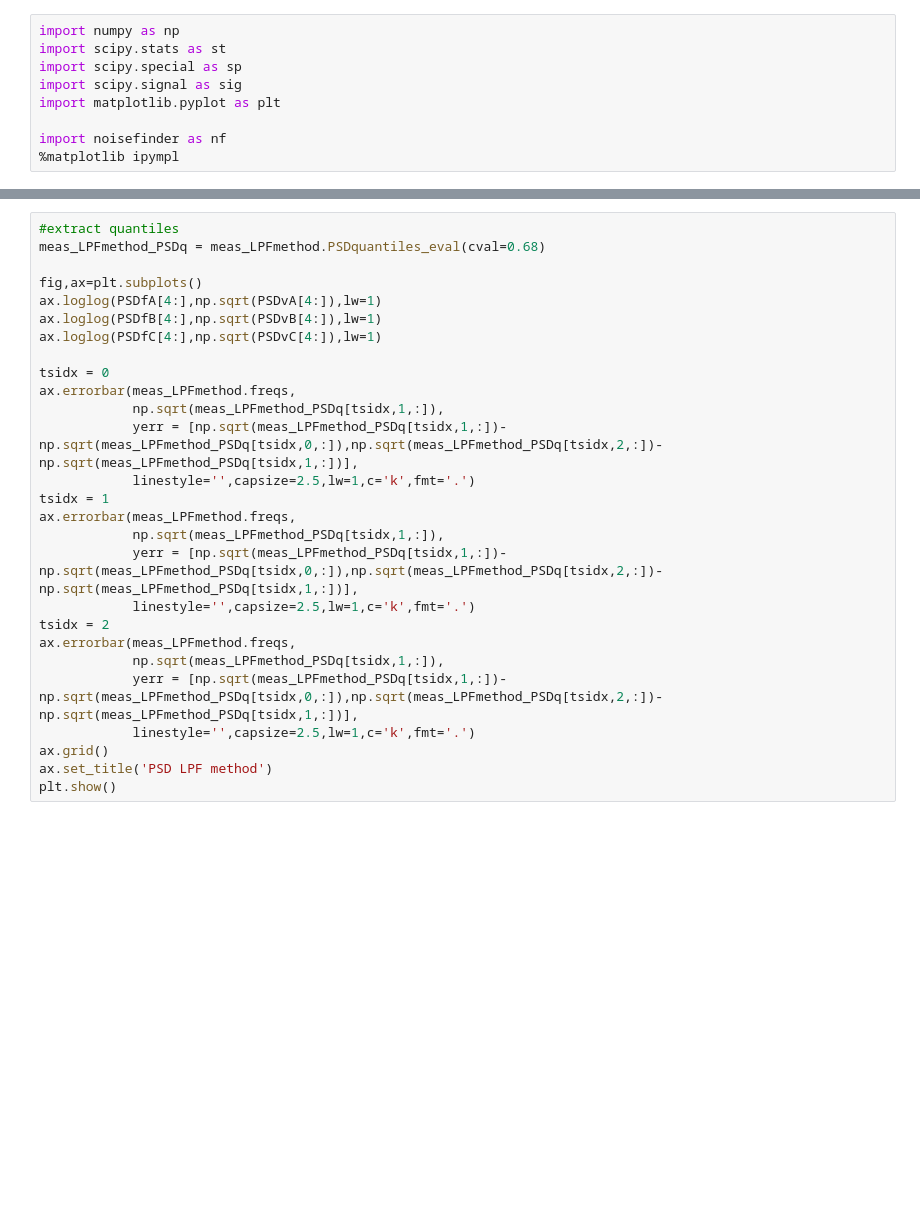
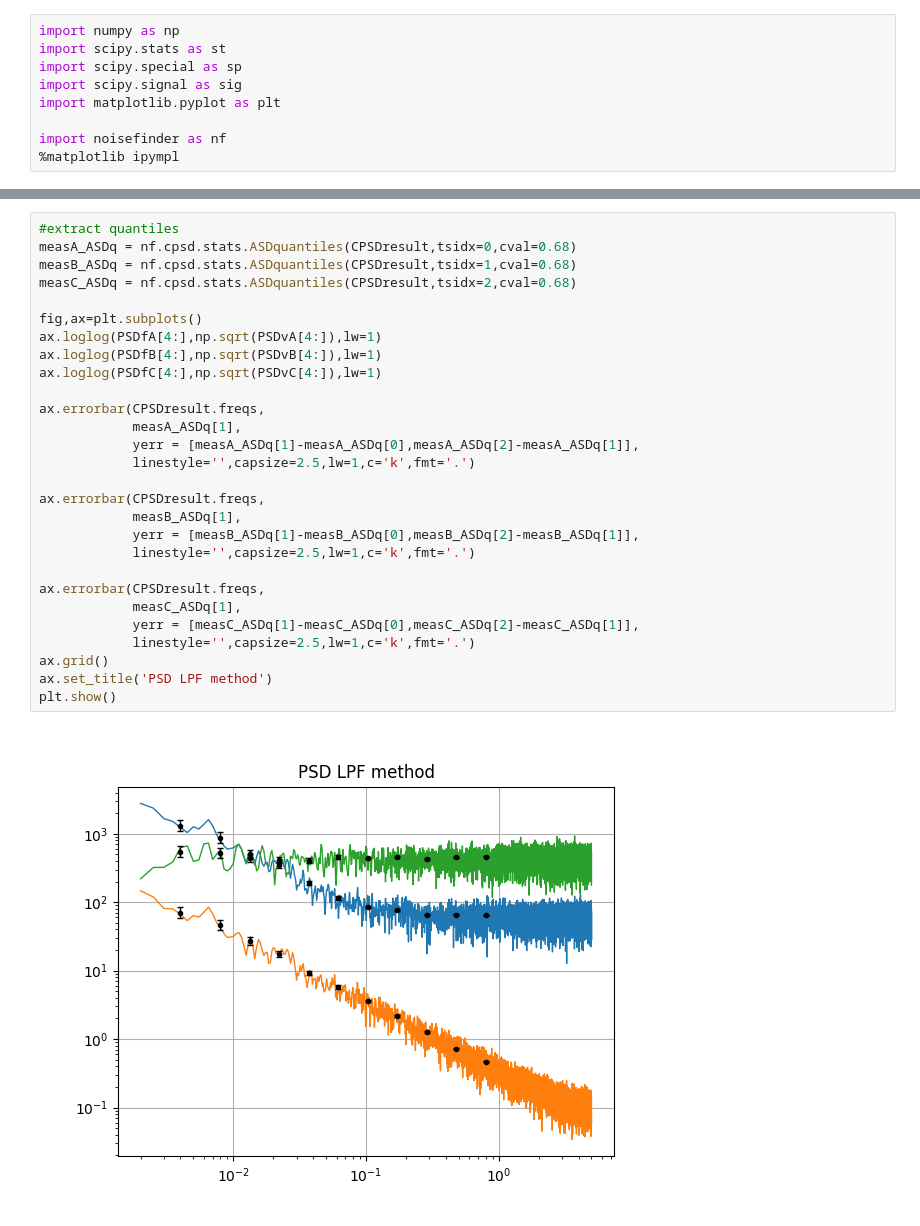
Before and after one commit to lorsala/noisefinder, a Jupyter notebook: examples/example1a_LPFmethod.ipynb, the cells around one changed output, grey strips where cells are left out. Drawn from its saved outputs; the diff is of its cells as text; blank space fills up the shorter version.

```diff
--- a/examples/example1a_LPFmethod.ipynb
+++ b/examples/example1a_LPFmethod.ipynb
@@ -59,30 +60,33 @@ meas_LPFmethod.winscheme
 # %%
 #extract quantiles
-meas_LPFmethod_PSDq = meas_LPFmethod.PSDquantiles_eval(cval=0.68)
+measA_ASDq = nf.cpsd.stats.ASDquantiles(CPSDresult,tsidx=0,cval=0.68)
+measB_ASDq = nf.cpsd.stats.ASDquantiles(CPSDresult,tsidx=1,cval=0.68)
+measC_ASDq = nf.cpsd.stats.ASDquantiles(CPSDresult,tsidx=2,cval=0.68)
 
 fig,ax=plt.subplots()
 ax.loglog(PSDfA[4:],np.sqrt(PSDvA[4:]),lw=1)
 ax.loglog(PSDfB[4:],np.sqrt(PSDvB[4:]),lw=1)
 ax.loglog(PSDfC[4:],np.sqrt(PSDvC[4:]),lw=1)
 
-tsidx = 0
-ax.errorbar(meas_LPFmethod.freqs,
-            np.sqrt(meas_LPFmethod_PSDq[tsidx,1,:]),
-            yerr = [np.sqrt(meas_LPFmethod_PSDq[tsidx,1,:])-np.sqrt(meas_LPFmethod_PSDq[tsidx,0,:]),np.sqrt(meas_LPFmethod_PSDq[tsidx,2,:])-np.sqrt(meas_LPFmethod_PSDq[tsidx,1,:])],
+ax.errorbar(CPSDresult.freqs,
+            measA_ASDq[1],
+            yerr = [measA_ASDq[1]-measA_ASDq[0],measA_ASDq[2]-measA_ASDq[1]],
             linestyle='',capsize=2.5,lw=1,c='k',fmt='.')
-tsidx = 1
-ax.errorbar(meas_LPFmethod.freqs,
-            np.sqrt(meas_LPFmethod_PSDq[tsidx,1,:]),
-            yerr = [np.sqrt(meas_LPFmethod_PSDq[tsidx,1,:])-np.sqrt(meas_LPFmethod_PSDq[tsidx,0,:]),np.sqrt(meas_LPFmethod_PSDq[tsidx,2,:])-np.sqrt(meas_LPFmethod_PSDq[tsidx,1,:])],
+
+ax.errorbar(CPSDresult.freqs,
+            measB_ASDq[1],
+            yerr = [measB_ASDq[1]-measB_ASDq[0],measB_ASDq[2]-measB_ASDq[1]],
             linestyle='',capsize=2.5,lw=1,c='k',fmt='.')
-tsidx = 2
-ax.errorbar(meas_LPFmethod.freqs,
-            np.sqrt(meas_LPFmethod_PSDq[tsidx,1,:]),
-            yerr = [np.sqrt(meas_LPFmethod_PSDq[tsidx,1,:])-np.sqrt(meas_LPFmethod_PSDq[tsidx,0,:]),np.sqrt(meas_LPFmethod_PSDq[tsidx,2,:])-np.sqrt(meas_LPFmethod_PSDq[tsidx,1,:])],
+
+ax.errorbar(CPSDresult.freqs,
+            measC_ASDq[1],
+            yerr = [measC_ASDq[1]-measC_ASDq[0],measC_ASDq[2]-measC_ASDq[1]],
             linestyle='',capsize=2.5,lw=1,c='k',fmt='.')
 ax.grid()
 ax.set_title('PSD LPF method')
 plt.show()
+# %% [output]
+[figure, added]
 # %%
 #same goes for MSC between two ts and R2
 
```
Also changed, not shown: parts of 5 cells of this notebook, 56 other files.
